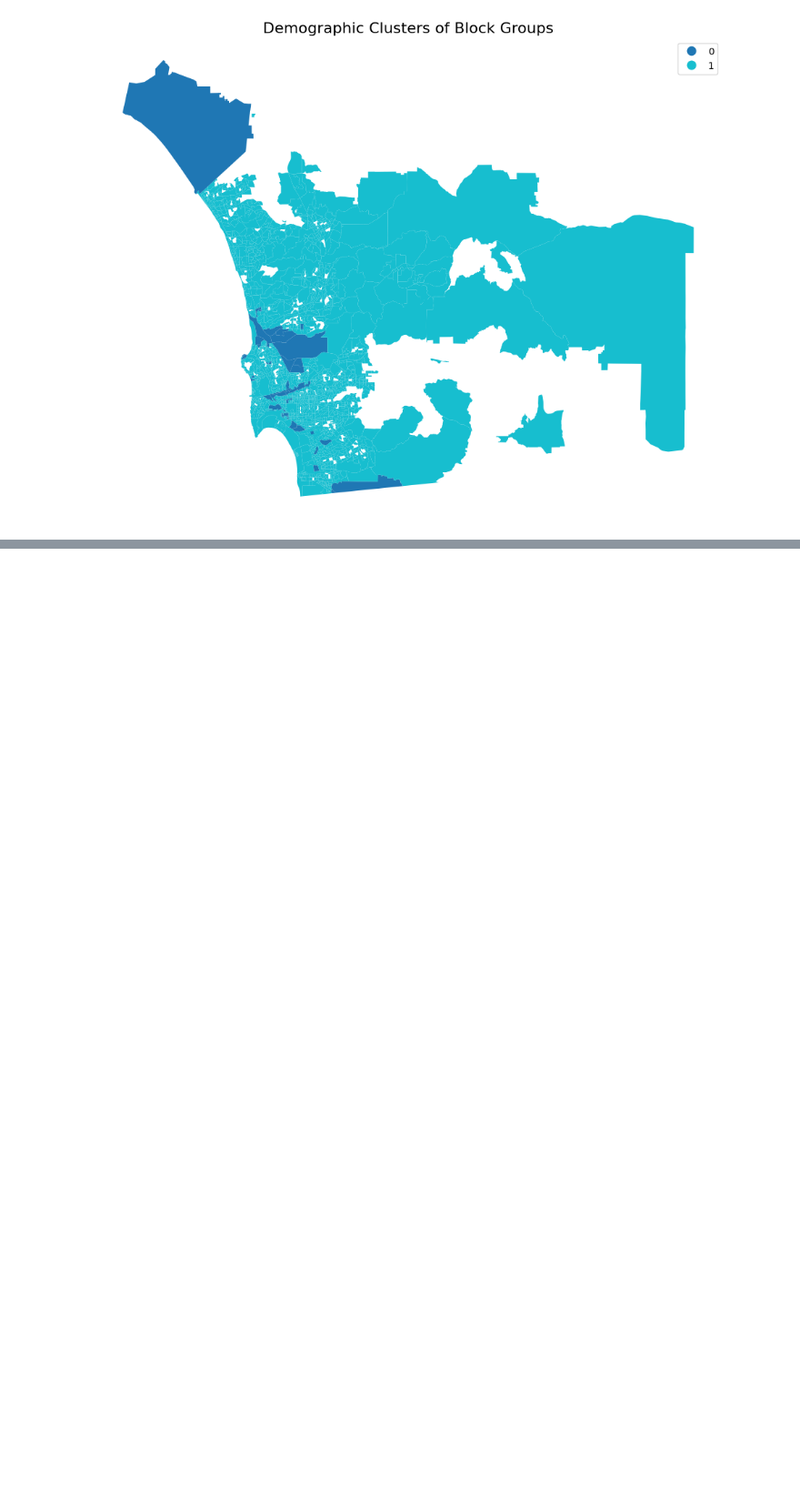
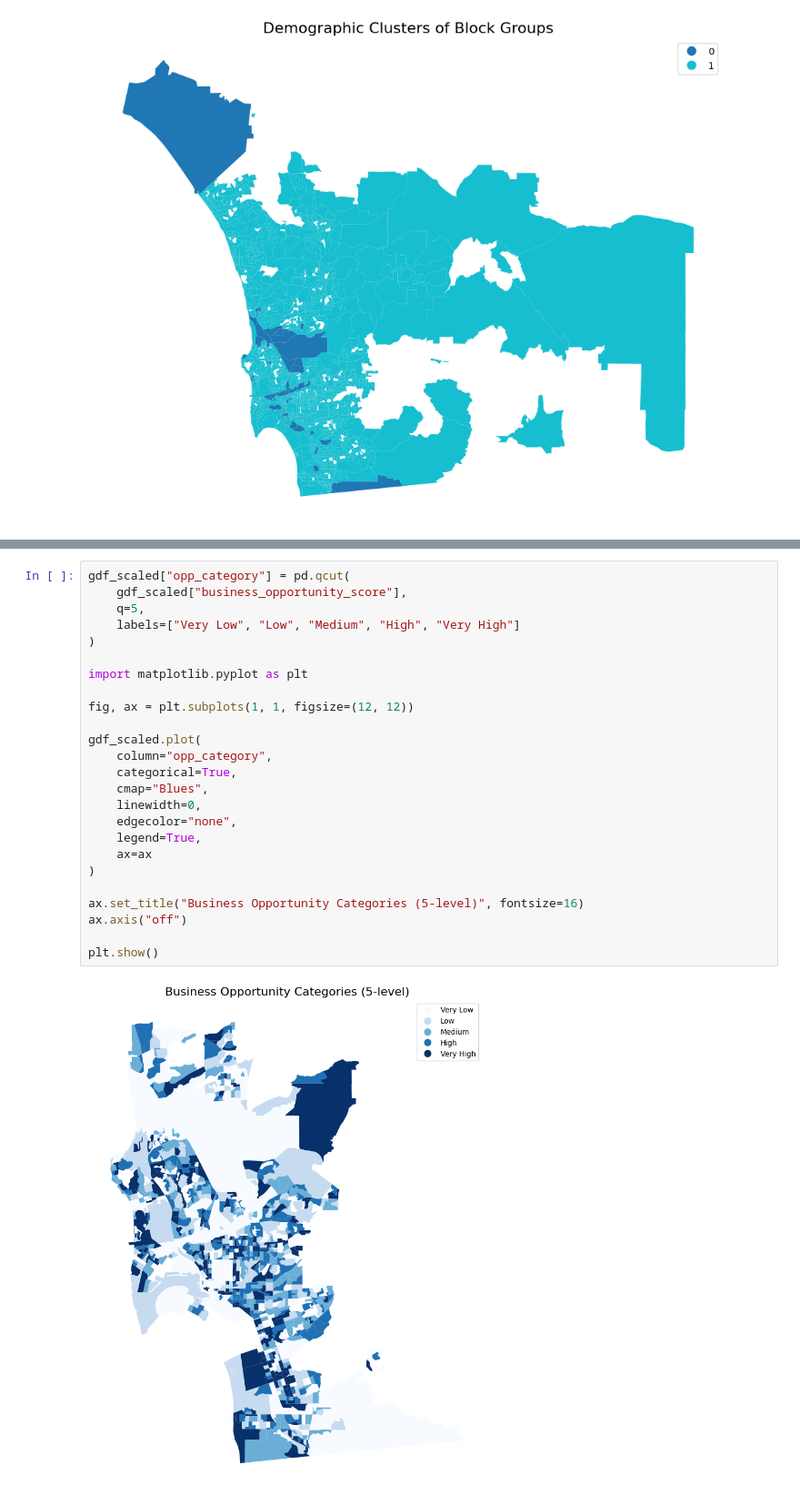
Before and after one commit to swhoyle/business-opportunity-graph, a Jupyter notebook: notebooks/09_business_success_and_opportunity.ipynb, the cells around one changed output, grey strips where cells are left out. Shown at 91% size. Cells and saved outputs as stored; diff of their text form; blank space fills up the shorter version.

```diff
--- a/notebooks/09_business_success_and_opportunity.ipynb
+++ b/notebooks/09_business_success_and_opportunity.ipynb
@@ -236,0 +305,27 @@ Optimal number of clusters: 2
+# %%
+gdf_scaled["opp_category"] = pd.qcut(
+    gdf_scaled["business_opportunity_score"],
+    q=5,
+    labels=["Very Low", "Low", "Medium", "High", "Very High"]
+)
+
+import matplotlib.pyplot as plt
+
+fig, ax = plt.subplots(1, 1, figsize=(12, 12))
+
+gdf_scaled.plot(
+    column="opp_category",
+    categorical=True,
+    cmap="Blues",
+    linewidth=0,
+    edgecolor="none",
+    legend=True,
+    ax=ax
+)
+
+ax.set_title("Business Opportunity Categories (5-level)", fontsize=16)
+ax.axis("off")
+
+plt.show()
+# %% [output]
+[figure, added]
```
Also changed, not shown: parts of 2 cells of this notebook.
